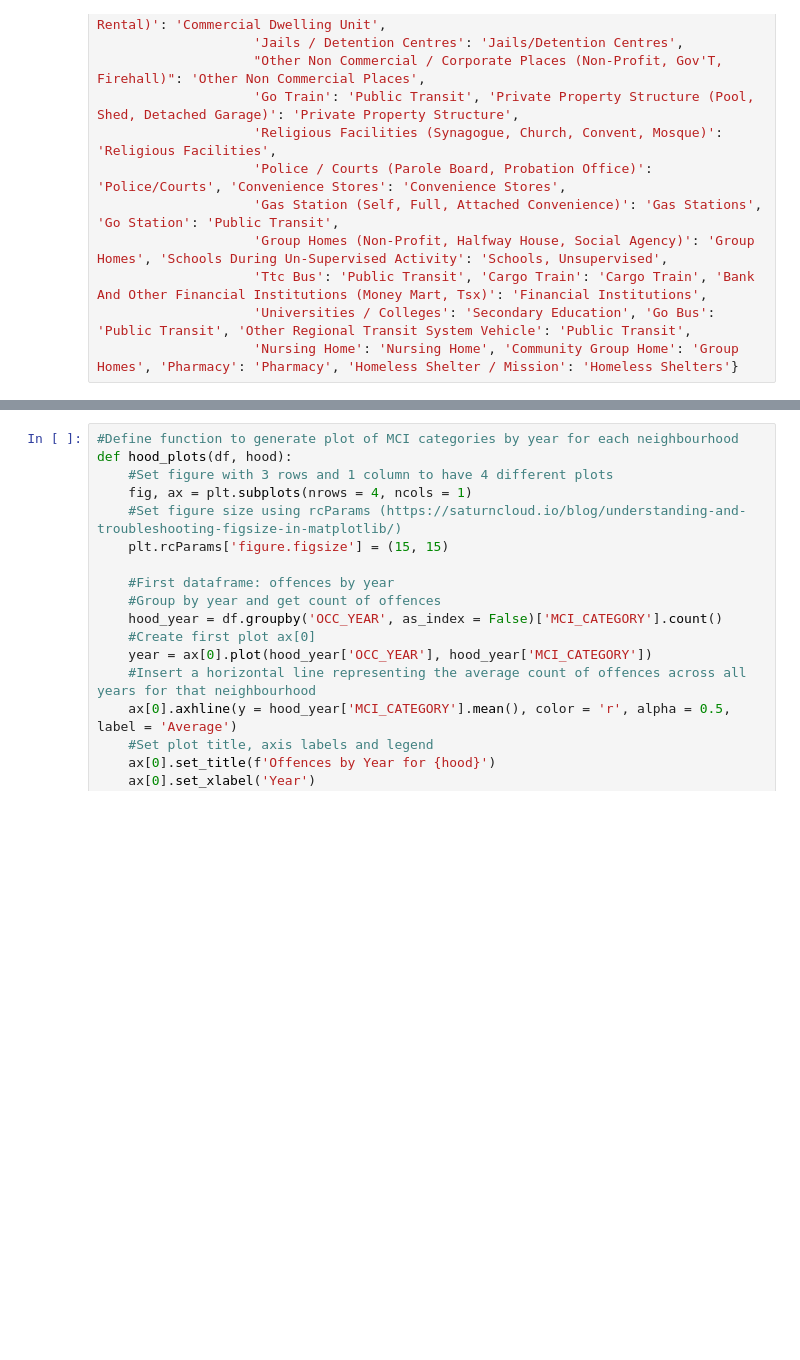
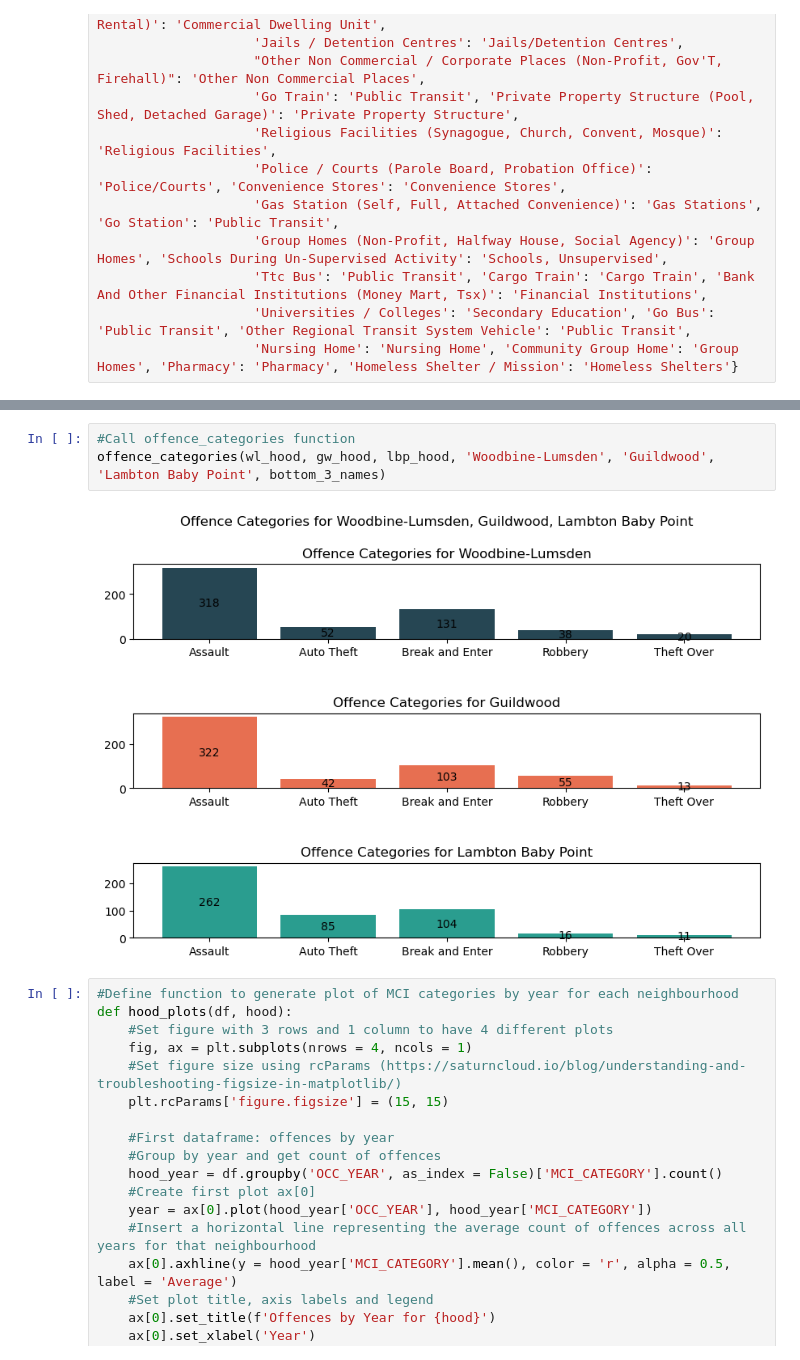
Before and after one commit to fannysigouin/project1, a Jupyter notebook: question_3/q3_all_years.ipynb, the cells around one changed output, grey strips where cells are left out. Drawn from its saved outputs; the diff is of its cells as text; blank space fills up the shorter version.

```diff
--- a/question_3/q3_all_years.ipynb
+++ b/question_3/q3_all_years.ipynb
@@ -194,3 +300,8 @@ renamed_locations = {'Other Commercial / Corporate Places (For Profit, Warehouse
+# %%
+#Call offence_categories function
+offence_categories(wl_hood, gw_hood, lbp_hood, 'Woodbine-Lumsden', 'Guildwood', 'Lambton Baby Point', bottom_3_names)
+# %% [output]
+[figure, added]
 # %%
 #Define function to generate plot of MCI categories by year for each neighbourhood
 def hood_plots(df, hood):
```
Also changed, not shown: parts of 24 cells of this notebook.
